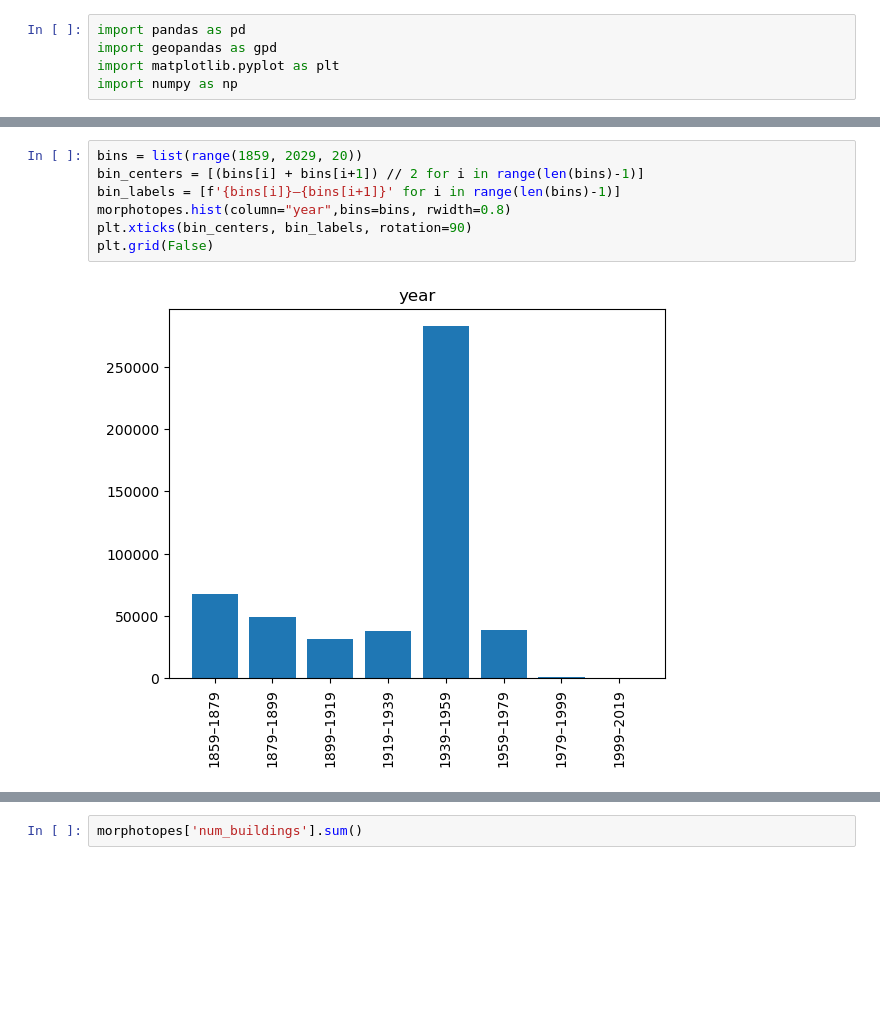
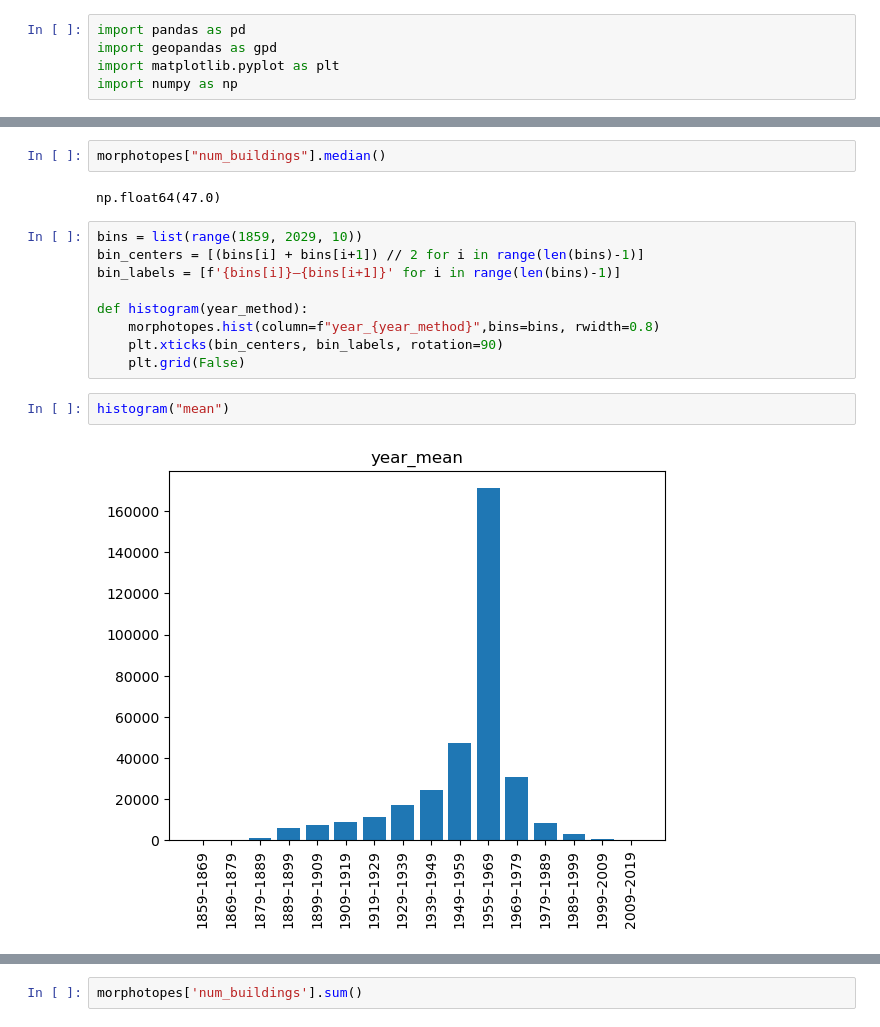
Before and after one commit to uscuni/evolution, a Jupyter notebook: code/morphotopes.ipynb, the cells around one changed output, grey strips where cells are left out. Saved outputs shown, nothing was run; the diff lists cells and outputs as text; blank space fills up the shorter version.

Commit message:
morphotopes nb added

```diff
--- a/code/morphotopes.ipynb
+++ b/code/morphotopes.ipynb
@@ -24,9 +24,17 @@ morphotopes
+# %%
+morphotopes["num_buildings"].median()
+# %% [output]
+np.float64(47.0)
 # %%
-bins = list(range(1859, 2029, 20))
+bins = list(range(1859, 2029, 10))
 bin_centers = [(bins[i] + bins[i+1]) // 2 for i in range(len(bins)-1)]
 bin_labels = [f'{bins[i]}–{bins[i+1]}' for i in range(len(bins)-1)]
-morphotopes.hist(column="year",bins=bins, rwidth=0.8)
-plt.xticks(bin_centers, bin_labels, rotation=90)
-plt.grid(False)
+
+def histogram(year_method):
+    morphotopes.hist(column=f"year_{year_method}",bins=bins, rwidth=0.8)
+    plt.xticks(bin_centers, bin_labels, rotation=90)
+    plt.grid(False)
-# %% [output]
-[figure, removed]
+# %%
+histogram("mean")
+# %% [output]
+[figure, added]
```
Also changed, not shown: parts of 9 cells of this notebook.
